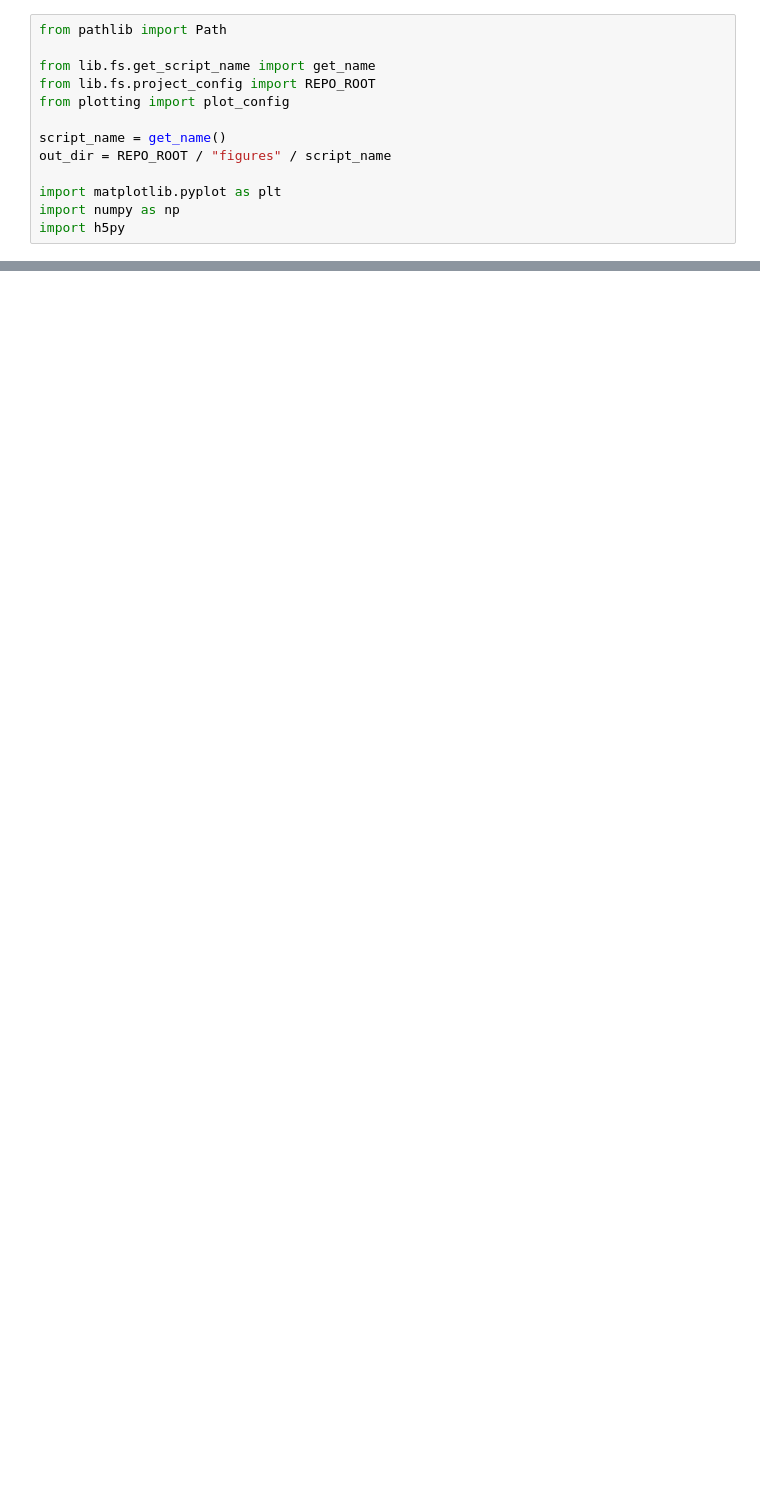
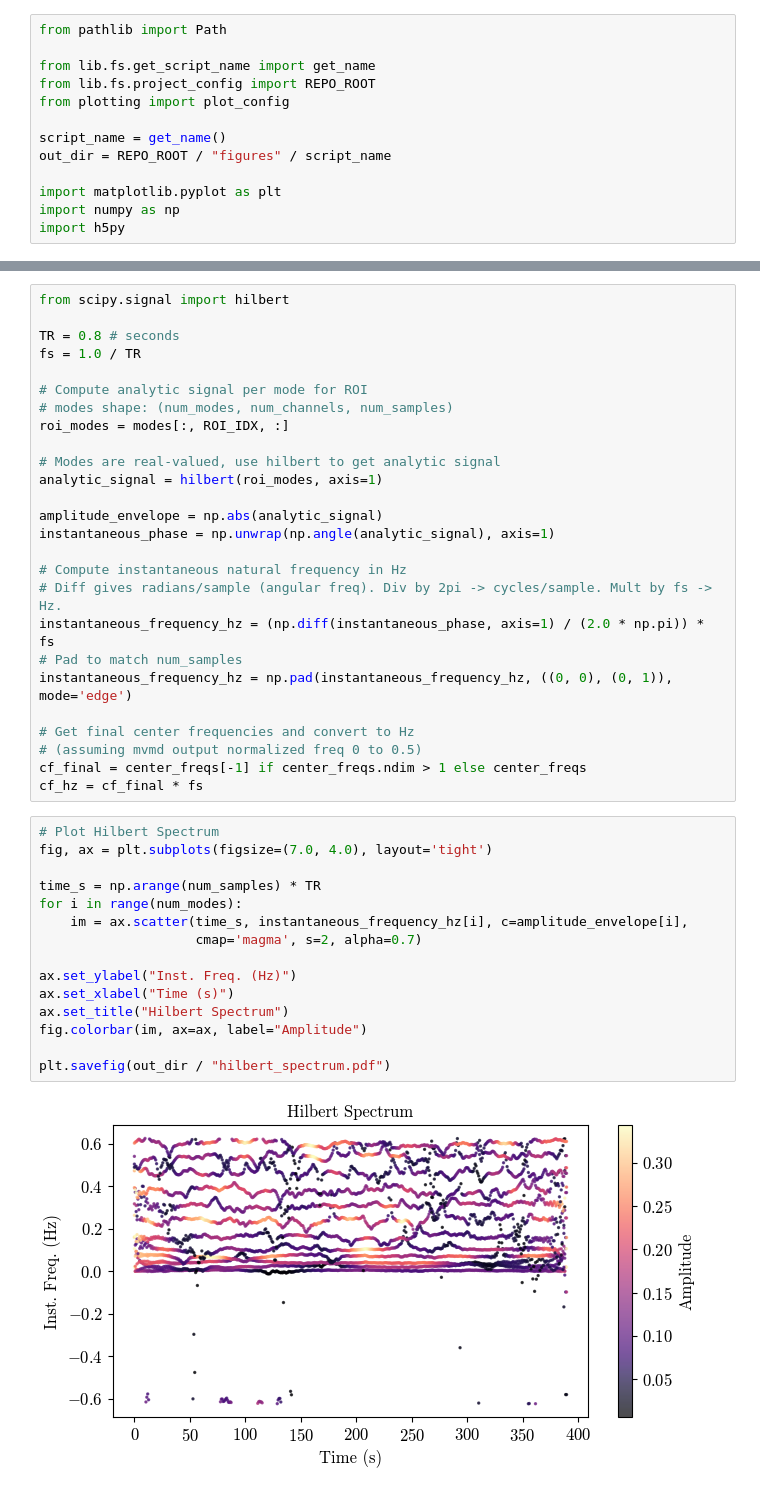
Before and after one commit to ipeglin/masters-thesis-supplementary, a Jupyter notebook: plotting/plot_mvmd_modes.ipynb, the cells around one changed output, grey strips where cells are left out. Cells and saved outputs as stored; diff of their text form; blank space fills up the shorter version.

```diff
--- a/plotting/plot_mvmd_modes.ipynb
+++ b/plotting/plot_mvmd_modes.ipynb
@@ -75,0 +74,43 @@ plt.savefig(SAVE_DIR / "timeseries_modes.pdf")
+# %%
+from scipy.signal import hilbert
+
+TR = 0.8 # seconds
+fs = 1.0 / TR
+
+# Compute analytic signal per mode for ROI
+# modes shape: (num_modes, num_channels, num_samples)
+roi_modes = modes[:, ROI_IDX, :]
+
+# Modes are real-valued, use hilbert to get analytic signal
+analytic_signal = hilbert(roi_modes, axis=1)
+
+amplitude_envelope = np.abs(analytic_signal)
+instantaneous_phase = np.unwrap(np.angle(analytic_signal), axis=1)
+
+# Compute instantaneous natural frequency in Hz
+# Diff gives radians/sample (angular freq). Div by 2pi -> cycles/sample. Mult by fs -> Hz.
+instantaneous_frequency_hz = (np.diff(instantaneous_phase, axis=1) / (2.0 * np.pi)) * fs
+# Pad to match num_samples
+instantaneous_frequency_hz = np.pad(instantaneous_frequency_hz, ((0, 0), (0, 1)), mode='edge')
+
+# Get final center frequencies and convert to Hz
+# (assuming mvmd output normalized freq 0 to 0.5)
+cf_final = center_freqs[-1] if center_freqs.ndim > 1 else center_freqs
+cf_hz = cf_final * fs
+# %%
+# Plot Hilbert Spectrum
+fig, ax = plt.subplots(figsize=(7.0, 4.0), layout='tight')
+
+time_s = np.arange(num_samples) * TR
+for i in range(num_modes):
+    im = ax.scatter(time_s, instantaneous_frequency_hz[i], c=amplitude_envelope[i],
+                    cmap='magma', s=2, alpha=0.7)
+
+ax.set_ylabel("Inst. Freq. (Hz)")
+ax.set_xlabel("Time (s)")
+ax.set_title("Hilbert Spectrum")
+fig.colorbar(im, ax=ax, label="Amplitude")
+
+plt.savefig(out_dir / "hilbert_spectrum.pdf")
+# %% [output]
+[figure, added]
```
Also changed, not shown: parts of 8 cells of this notebook, 3 other files.
